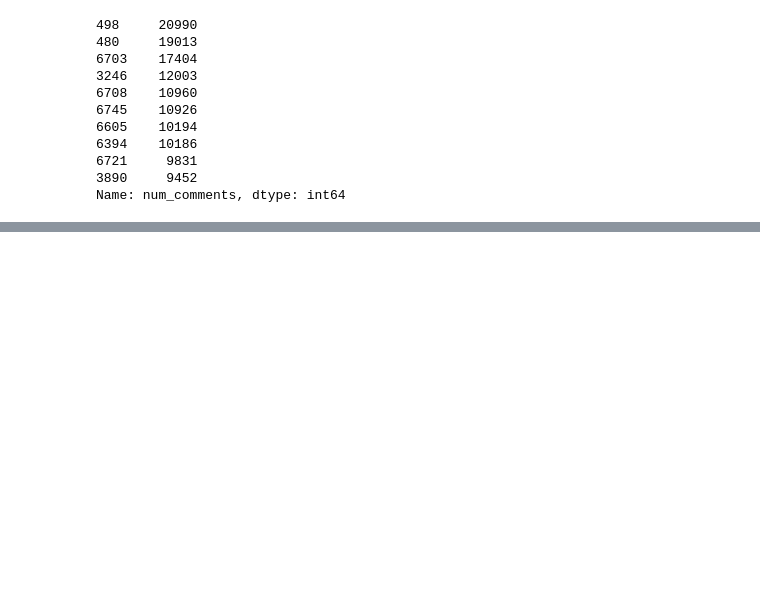
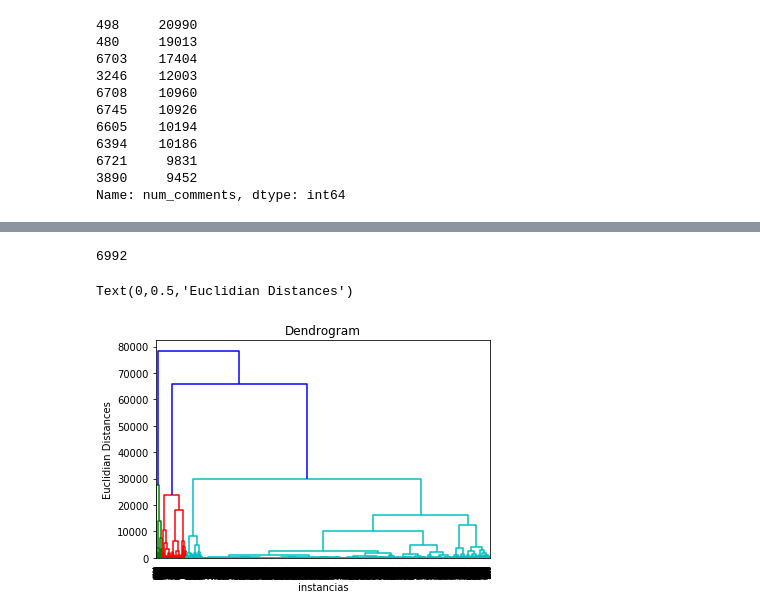
Before and after one commit to thalesmonteiro/Artificial-Intelligence-Test, a Jupyter notebook: Questao3.ipynb, the cells around one changed output, grey strips where cells are left out. Saved outputs shown, nothing was run; the diff lists cells and outputs as text; code cells hidden in the pictures; blank space fills up the shorter version.

```diff
--- a/Questao3.ipynb
+++ b/Questao3.ipynb
@@ -108,0 +103,9 @@ df.drop("index", axis = 1, inplace=True)
+# %%
+from sklearn.preprocessing import LabelEncoder
+
+status_type = LabelEncoder().fit_transform(df['status_type'])
+df['status_type'] = status_type
+# %%
+df.drop("status_published", axis = 1, inplace = True)
+# %%
+x = df
@@ -108,0 +297,14 @@ df.drop("index", axis = 1, inplace=True)
+# %%
+len(y_hc)
+# %% [output]
+6992
+# %%
+import scipy.cluster.hierarchy as sch
+
+dendrogram = sch.dendrogram(sch.linkage(x, method = 'ward'))
+plt.title("Dendrogram")
+plt.xlabel("instancias")
+plt.ylabel('Euclidian Distances')
+# %% [output]
+Text(0,0.5,'Euclidian Distances')
+[figure, added]
```
Also changed, not shown: parts of 39 cells of this notebook.
